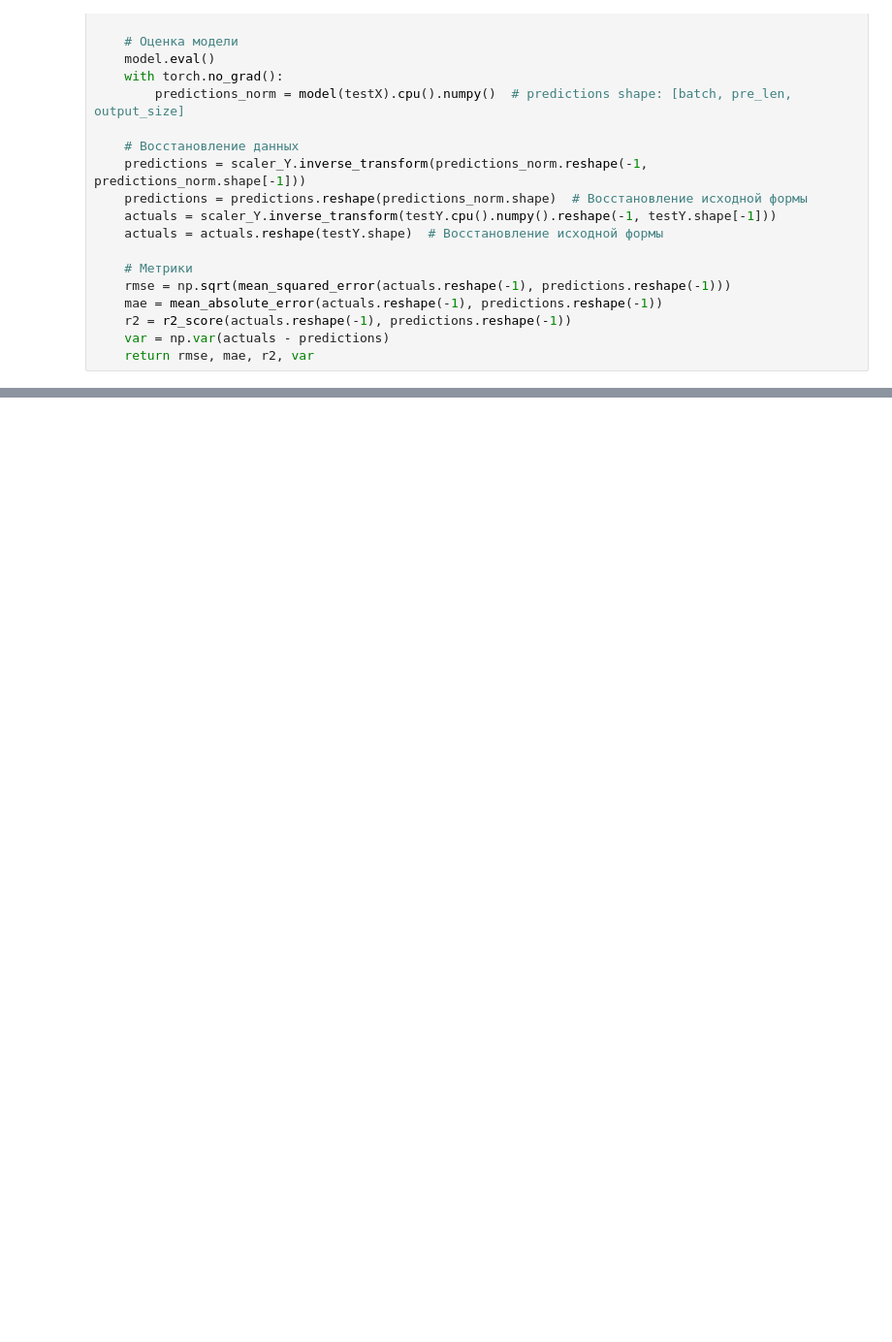
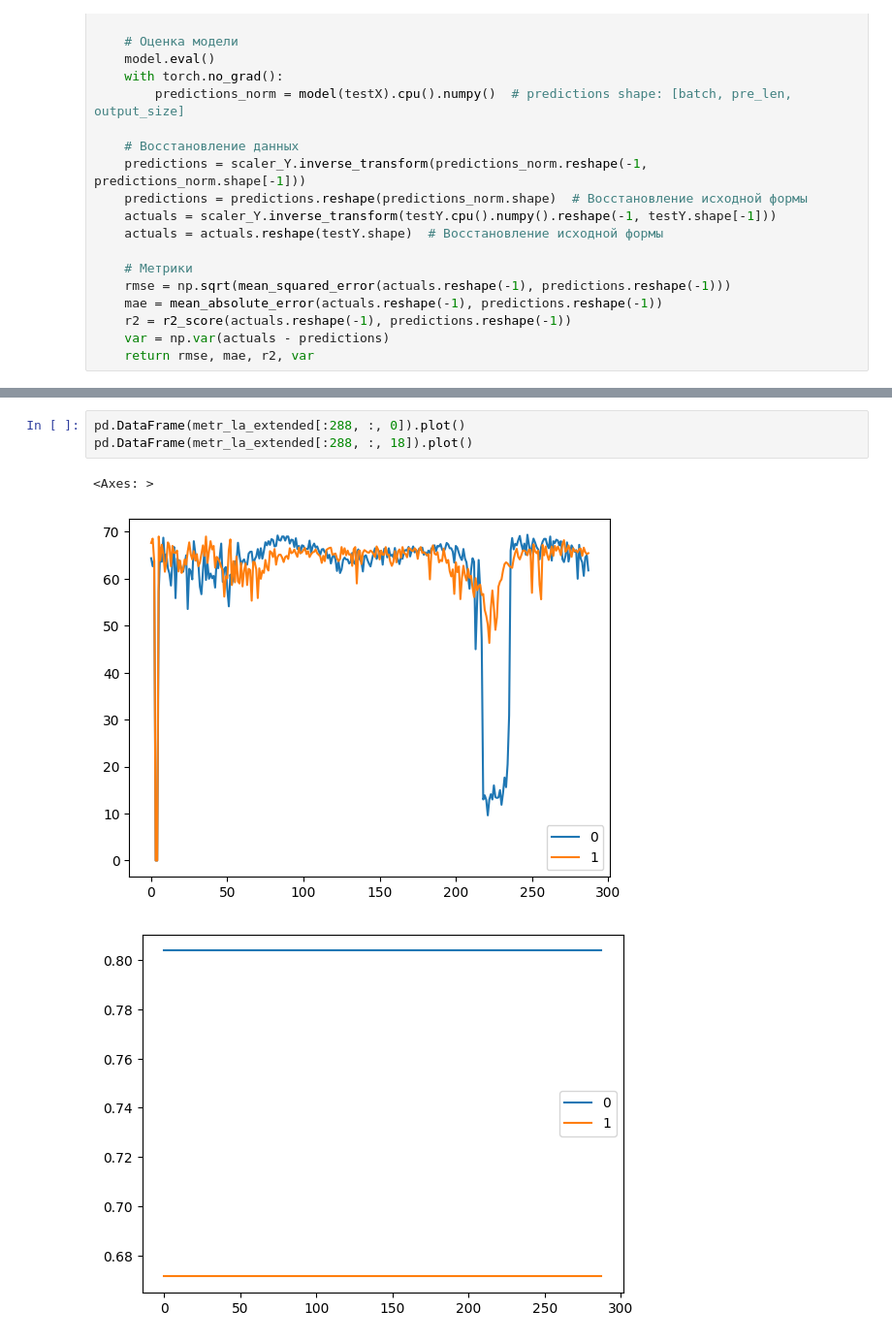
Before and after one commit to romanroff/ITMO_subjects, a Jupyter notebook: NIR/main_main/time series models + channels.ipynb, the cells around one changed output, grey strips where cells are left out. Shown at 97% size. Saved outputs shown, nothing was run; the diff lists cells and outputs as text; blank space fills up the shorter version.

```diff
--- a/NIR/main_main/time series models + channels.ipynb
+++ b/NIR/main_main/time series models + channels.ipynb
@@ -291,0 +415,7 @@ Epoch [100/300], Loss: 0.0214
+# %%
+pd.DataFrame(metr_la_extended[:288, :, 0]).plot()
+pd.DataFrame(metr_la_extended[:288, :, 18]).plot()
+# %% [output]
+<Axes: >
+[figure, added]
+[figure, added]
```
Also changed, not shown: parts of 6 cells of this notebook, 3 other files.
